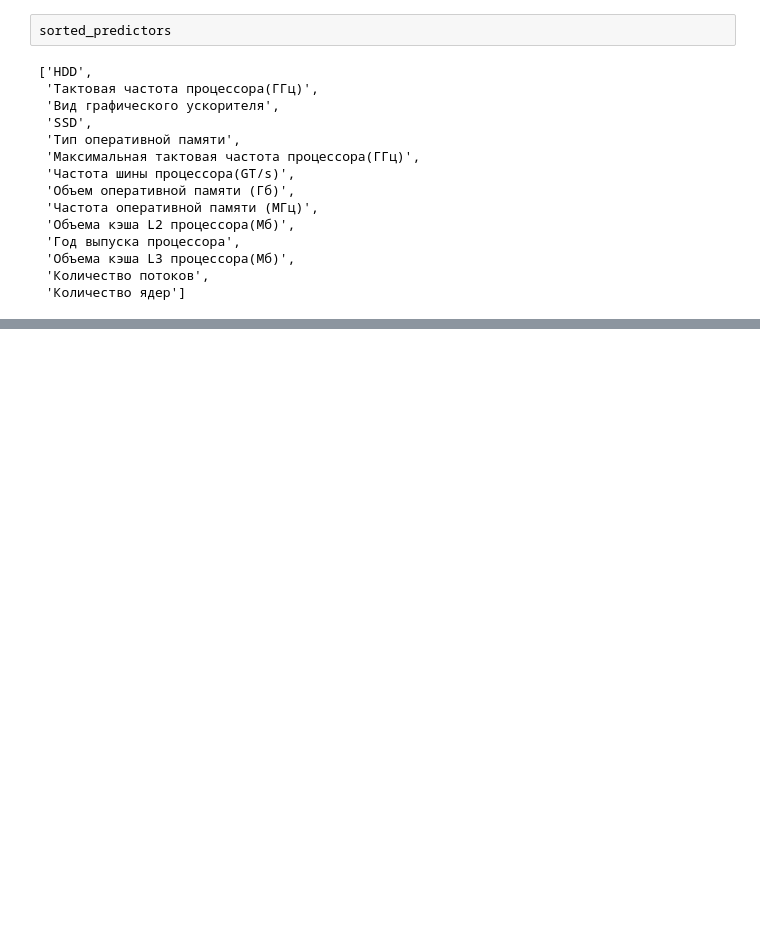
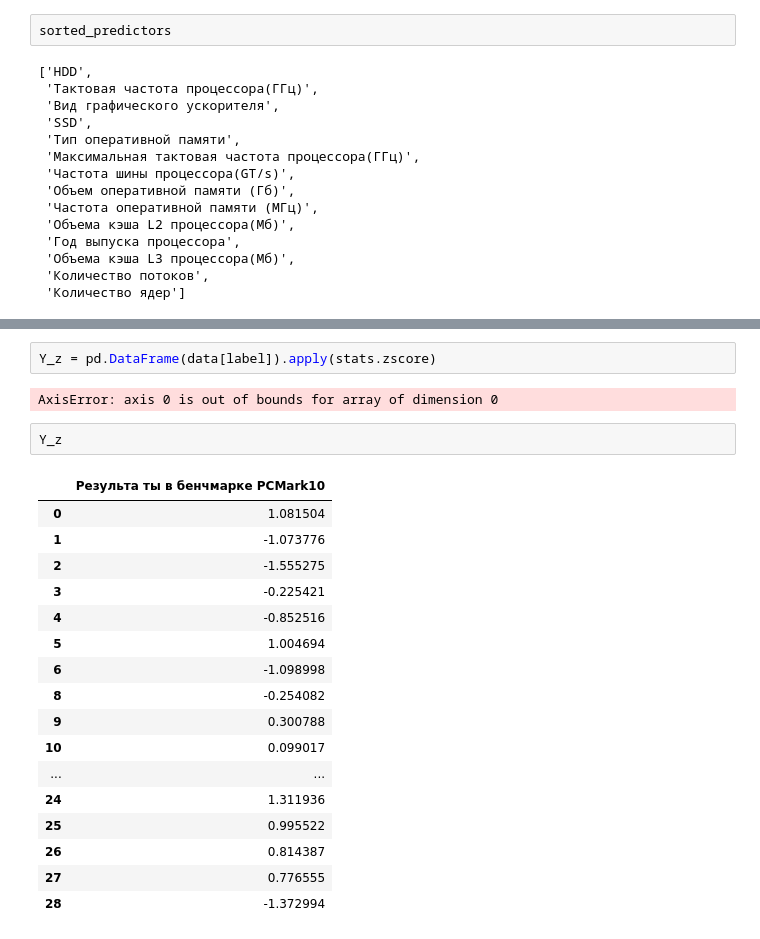
Before and after one commit to radabolsky/laptop-performance, a Jupyter notebook: Tumanova_stat.ipynb, the cells around one changed output, grey strips where cells are left out. Cells and saved outputs as stored; diff of their text form; blank space fills up the shorter version.

```diff
--- a/Tumanova_stat.ipynb
+++ b/Tumanova_stat.ipynb
@@ -405,0 +425,24 @@ pivot_df
+# %%
+Y_z = pd.DataFrame(data[label]).apply(stats.zscore)
+# %% [output]
+AxisError: axis 0 is out of bounds for array of dimension 0
+# %%
+Y_z
+# %% [output]
+|  | Результа ты в бенчмарке PCMark10 |
+| 0 | 1.081504 |
+| 1 | -1.073776 |
+| 2 | -1.555275 |
+| 3 | -0.225421 |
+| 4 | -0.852516 |
+| 5 | 1.004694 |
+| 6 | -1.098998 |
+| 8 | -0.254082 |
+| 9 | 0.300788 |
+| 10 | 0.099017 |
+| ... | ... |
+| 24 | 1.311936 |
+| 25 | 0.995522 |
+| 26 | 0.814387 |
+| 27 | 0.776555 |
+| 28 | -1.372994 |
```
Also changed, not shown: parts of 12 cells of this notebook, 1 other file.
